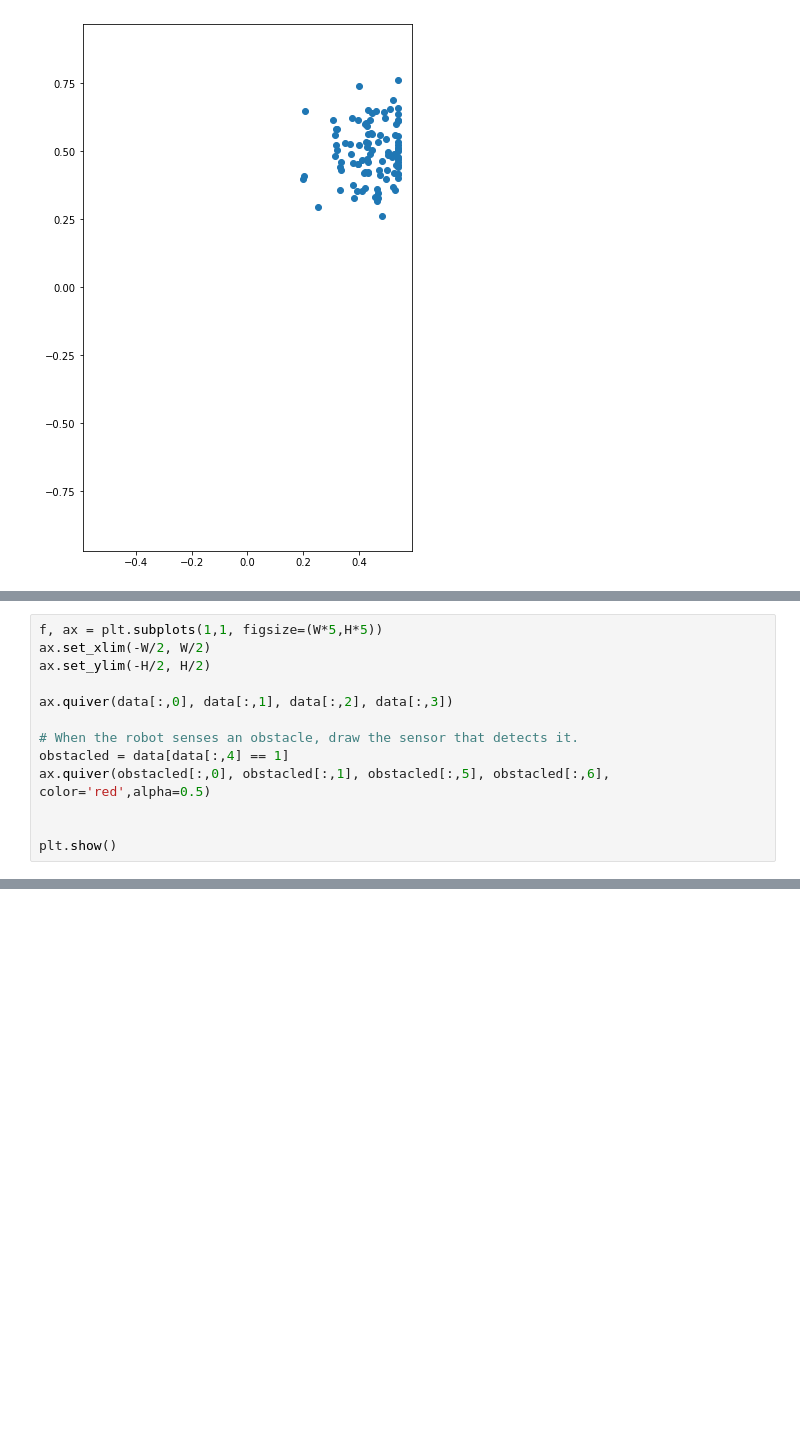
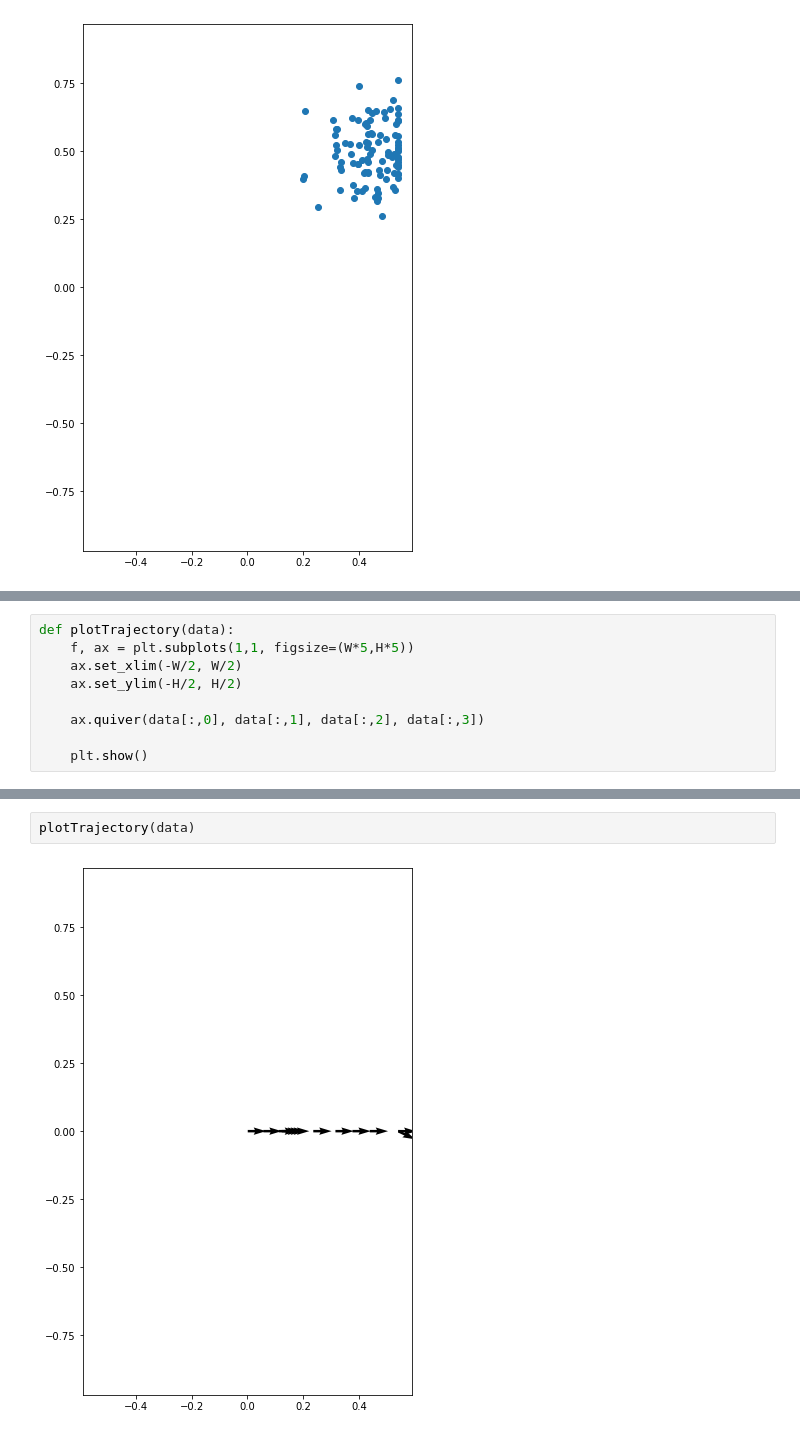
Before and after one commit to Rob0tMakers/4_robot_simulation, a Jupyter notebook: simulation/particle-filtering.ipynb, the cells around one changed output, grey strips where cells are left out. Saved outputs shown, nothing was run; the diff lists cells and outputs as text; blank space fills up the shorter version.

```diff
--- a/simulation/particle-filtering.ipynb
+++ b/simulation/particle-filtering.ipynb
@@ -415,13 +426,9 @@ print(data)
 # %%
-f, ax = plt.subplots(1,1, figsize=(W*5,H*5))
-ax.set_xlim(-W/2, W/2)
-ax.set_ylim(-H/2, H/2)
+def plotTrajectory(data):
+    f, ax = plt.subplots(1,1, figsize=(W*5,H*5))
+    ax.set_xlim(-W/2, W/2)
+    ax.set_ylim(-H/2, H/2)
 
-ax.quiver(data[:,0], data[:,1], data[:,2], data[:,3])
+    ax.quiver(data[:,0], data[:,1], data[:,2], data[:,3])
 
-# When the robot senses an obstacle, draw the sensor that detects it.
-obstacled = data[data[:,4] == 1]
-ax.quiver(obstacled[:,0], obstacled[:,1], obstacled[:,5], obstacled[:,6], color='red',alpha=0.5)
-
-
-plt.show()
+    plt.show()
@@ -429,0 +447,4 @@ plt.show()
+# %%
+plotTrajectory(data)
+# %% [output]
+[figure, added]
```
Also changed, not shown: parts of 19 cells of this notebook, 2 other files.
